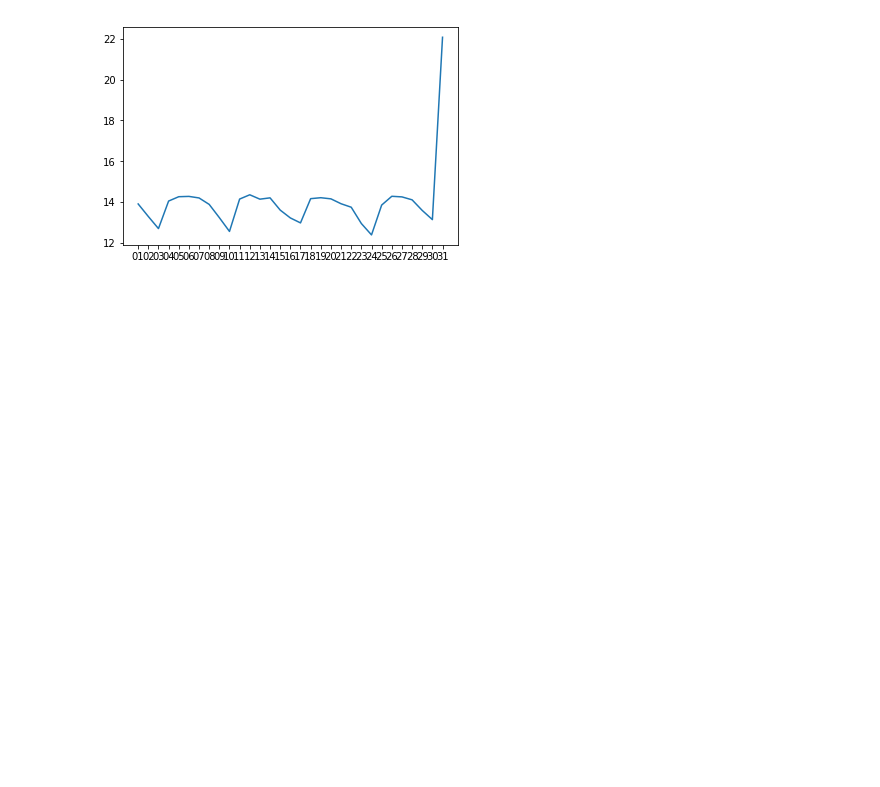
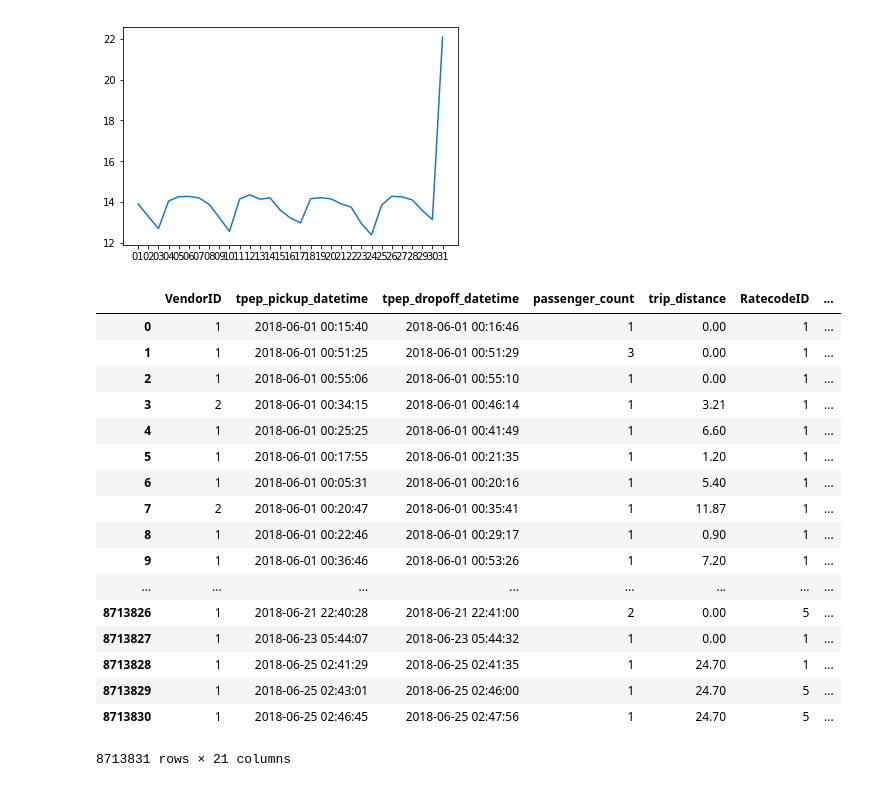
Before and after one commit to mahtabfotovat/ADM-HW1-group15, a Jupyter notebook: RQ1.ipynb, the cells around one changed output. Saved outputs shown, nothing was run; the diff lists cells and outputs as text; code cells hidden in the pictures; blank space fills up the shorter version.

```diff
--- a/RQ1.ipynb
+++ b/RQ1.ipynb
@@ -96,3 +60,24 @@ plt.show()
 #we can compute something similar for each borough:
 # %%
 yellow_tz_2018_06 = yellow_2018_06.merge(taxi_zones,left_on='PULocationID', right_on='LocationID')
+# %%
+yellow_tz_2018_06
+# %% [output]
+|  | VendorID | tpep_pickup_datetime | tpep_dropoff_datetime | passenger_count | trip_distance | RatecodeID | ... |
+| 0 | 1 | 2018-06-01 00:15:40 | 2018-06-01 00:16:46 | 1 | 0.00 | 1 | ... |
+| 1 | 1 | 2018-06-01 00:51:25 | 2018-06-01 00:51:29 | 3 | 0.00 | 1 | ... |
+| 2 | 1 | 2018-06-01 00:55:06 | 2018-06-01 00:55:10 | 1 | 0.00 | 1 | ... |
+| 3 | 2 | 2018-06-01 00:34:15 | 2018-06-01 00:46:14 | 1 | 3.21 | 1 | ... |
+| 4 | 1 | 2018-06-01 00:25:25 | 2018-06-01 00:41:49 | 1 | 6.60 | 1 | ... |
+| 5 | 1 | 2018-06-01 00:17:55 | 2018-06-01 00:21:35 | 1 | 1.20 | 1 | ... |
+| 6 | 1 | 2018-06-01 00:05:31 | 2018-06-01 00:20:16 | 1 | 5.40 | 1 | ... |
+| 7 | 2 | 2018-06-01 00:20:47 | 2018-06-01 00:35:41 | 1 | 11.87 | 1 | ... |
+| 8 | 1 | 2018-06-01 00:22:46 | 2018-06-01 00:29:17 | 1 | 0.90 | 1 | ... |
+| 9 | 1 | 2018-06-01 00:36:46 | 2018-06-01 00:53:26 | 1 | 7.20 | 1 | ... |
+| ... | ... | ... | ... | ... | ... | ... | ... |
+| 8713826 | 1 | 2018-06-21 22:40:28 | 2018-06-21 22:41:00 | 2 | 0.00 | 5 | ... |
+| 8713827 | 1 | 2018-06-23 05:44:07 | 2018-06-23 05:44:32 | 1 | 0.00 | 1 | ... |
+| 8713828 | 1 | 2018-06-25 02:41:29 | 2018-06-25 02:41:35 | 1 | 24.70 | 1 | ... |
+| 8713829 | 1 | 2018-06-25 02:43:01 | 2018-06-25 02:46:00 | 1 | 24.70 | 5 | ... |
+| 8713830 | 1 | 2018-06-25 02:46:45 | 2018-06-25 02:47:56 | 1 | 24.70 | 5 | ... |
+8713831 rows × 21 columns
```
Also changed, not shown: parts of 29 cells of this notebook.
